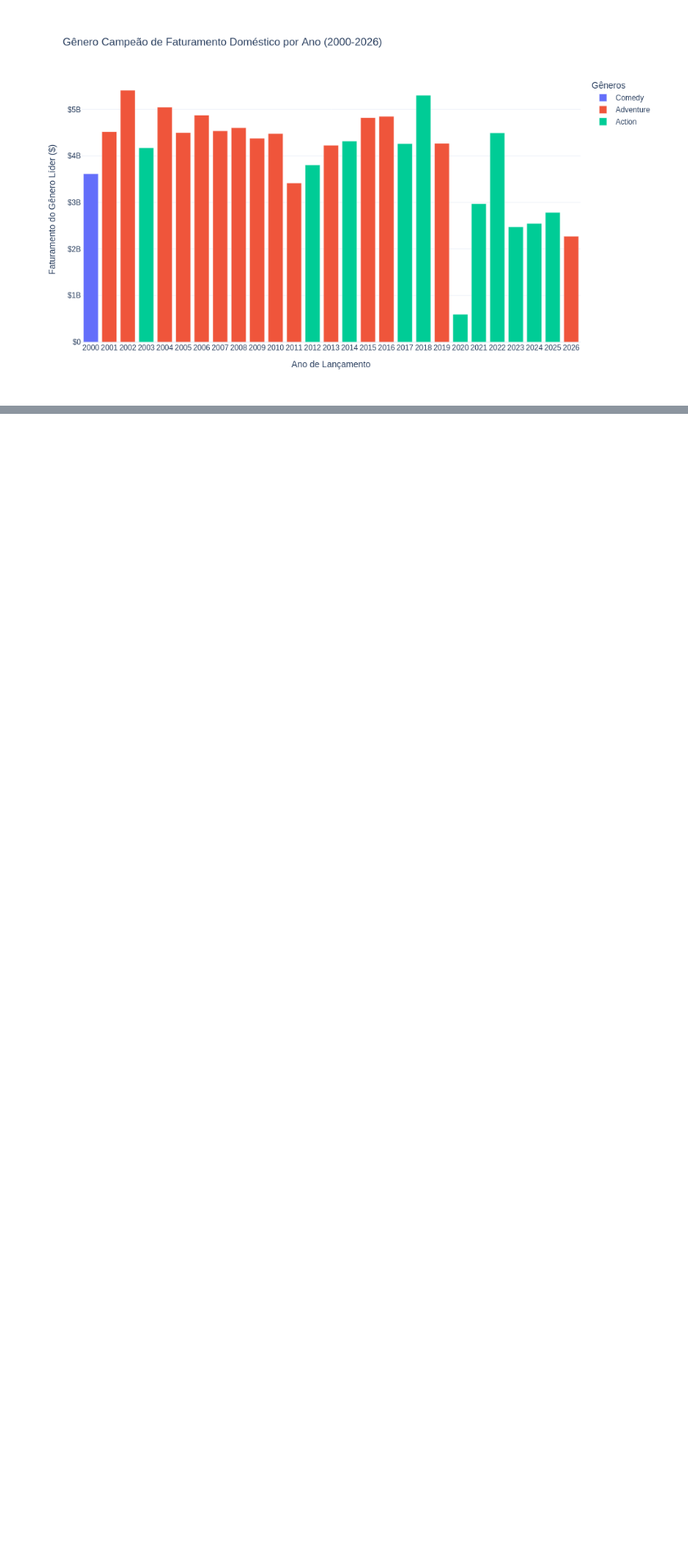
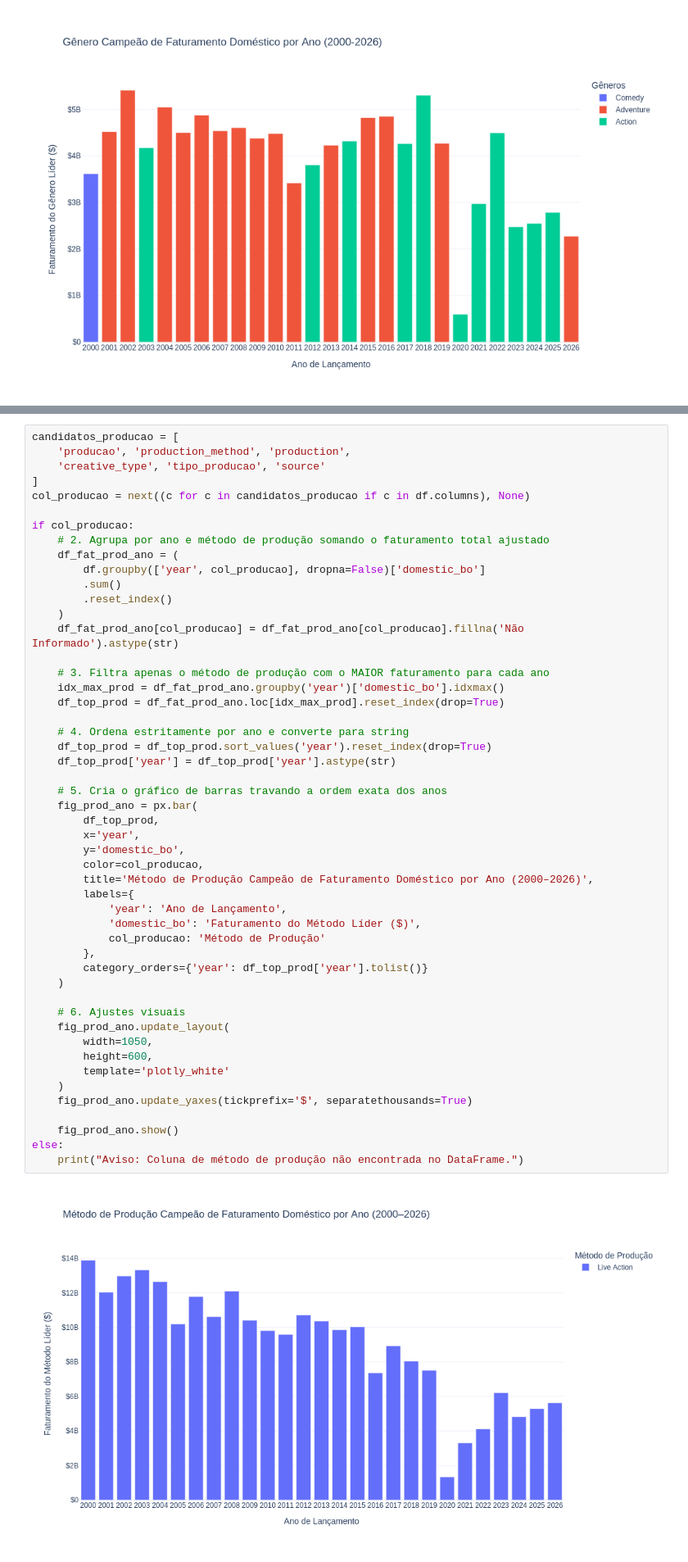
Before and after one commit to samuelsilvg/CD-boxOfficeAnalysis, a Jupyter notebook: notebooks/analise_P4.ipynb, the cells around one changed output, grey strips where cells are left out. Shown at 82% size. Drawn from its saved outputs; the diff is of its cells as text; blank space fills up the shorter version.

```diff
--- a/notebooks/analise_P4.ipynb
+++ b/notebooks/analise_P4.ipynb
@@ -153,0 +146,52 @@ fig.show()
+# %%
+candidatos_producao = [
+    'producao', 'production_method', 'production',
+    'creative_type', 'tipo_producao', 'source'
+]
+col_producao = next((c for c in candidatos_producao if c in df.columns), None)
+
+if col_producao:
+    # 2. Agrupa por ano e método de produção somando o faturamento total ajustado
+    df_fat_prod_ano = (
+        df.groupby(['year', col_producao], dropna=False)['domestic_bo']
+        .sum()
+        .reset_index()
+    )
+    df_fat_prod_ano[col_producao] = df_fat_prod_ano[col_producao].fillna('Não Informado').astype(str)
+
+    # 3. Filtra apenas o método de produção com o MAIOR faturamento para cada ano
+    idx_max_prod = df_fat_prod_ano.groupby('year')['domestic_bo'].idxmax()
+    df_top_prod = df_fat_prod_ano.loc[idx_max_prod].reset_index(drop=True)
+
+    # 4. Ordena estritamente por ano e converte para string
+    df_top_prod = df_top_prod.sort_values('year').reset_index(drop=True)
+    df_top_prod['year'] = df_top_prod['year'].astype(str)
+
+    # 5. Cria o gráfico de barras travando a ordem exata dos anos
+    fig_prod_ano = px.bar(
+        df_top_prod,
+        x='year',
+        y='domestic_bo',
+        color=col_producao,
+        title='Método de Produção Campeão de Faturamento Doméstico por Ano (2000–2026)',
+        labels={
+            'year': 'Ano de Lançamento',
+            'domestic_bo': 'Faturamento do Método Líder ($)',
+            col_producao: 'Método de Produção'
+        },
+        category_orders={'year': df_top_prod['year'].tolist()}
+    )
+
+    # 6. Ajustes visuais
+    fig_prod_ano.update_layout(
+        width=1050,
+        height=600,
+        template='plotly_white'
+    )
+    fig_prod_ano.update_yaxes(tickprefix='$', separatethousands=True)
+
+    fig_prod_ano.show()
+else:
+    print("Aviso: Coluna de método de produção não encontrada no DataFrame.")
+# %% [output]
+[figure, added]
```
Also changed, not shown: parts of 3 cells of this notebook, 3 other files.
